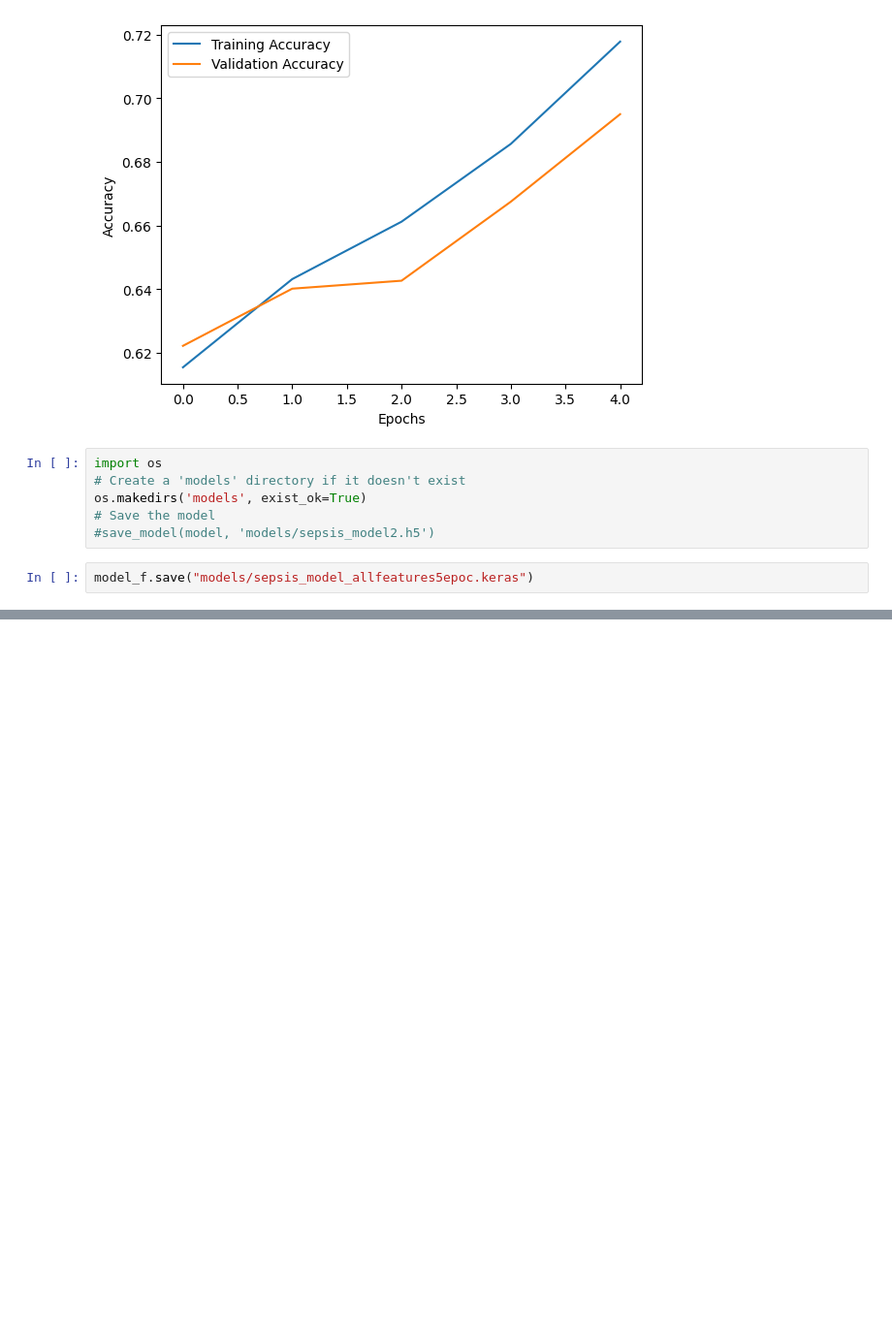
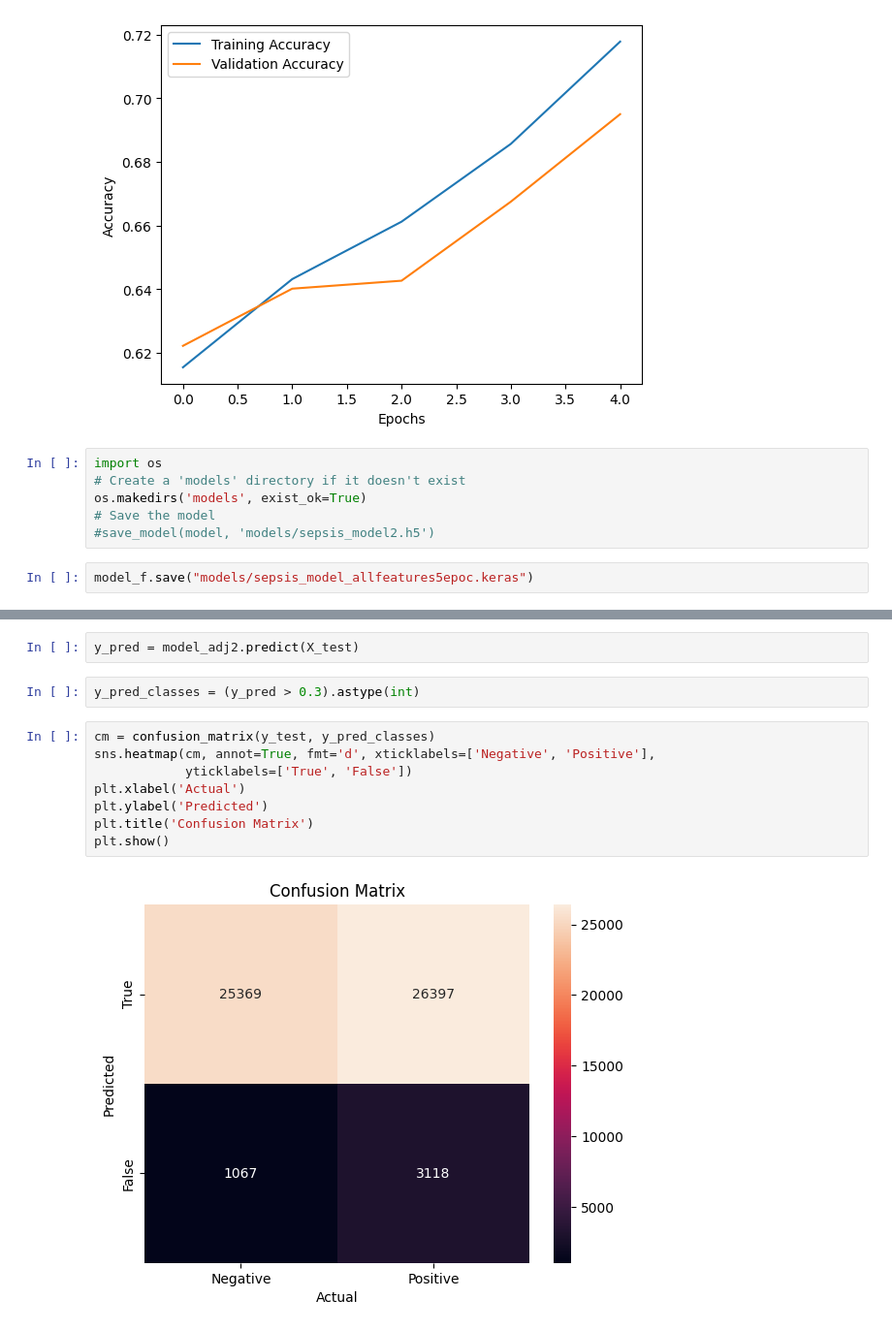
Before and after one commit to Charlie5545/icu-watch, a Jupyter notebook: notebooks/final_allfeatures.ipynb, the cells around one changed output, grey strips where cells are left out. Shown at 97% size. Drawn from its saved outputs; the diff is of its cells as text; blank space fills up the shorter version.

```diff
--- a/notebooks/final_allfeatures.ipynb
+++ b/notebooks/final_allfeatures.ipynb
@@ -311,0 +408,14 @@ model_f.save("models/sepsis_model_allfeatures5epoc.keras")
+# %%
+y_pred = model_adj2.predict(X_test)
+# %%
+y_pred_classes = (y_pred > 0.3).astype(int)
+# %%
+cm = confusion_matrix(y_test, y_pred_classes)
+sns.heatmap(cm, annot=True, fmt='d', xticklabels=['Negative', 'Positive'],
+            yticklabels=['True', 'False'])
+plt.xlabel('Actual')
+plt.ylabel('Predicted')
+plt.title('Confusion Matrix')
+plt.show()
+# %% [output]
+[figure, added]
```
Also changed, not shown: parts of 8 cells of this notebook, 8 other files.
